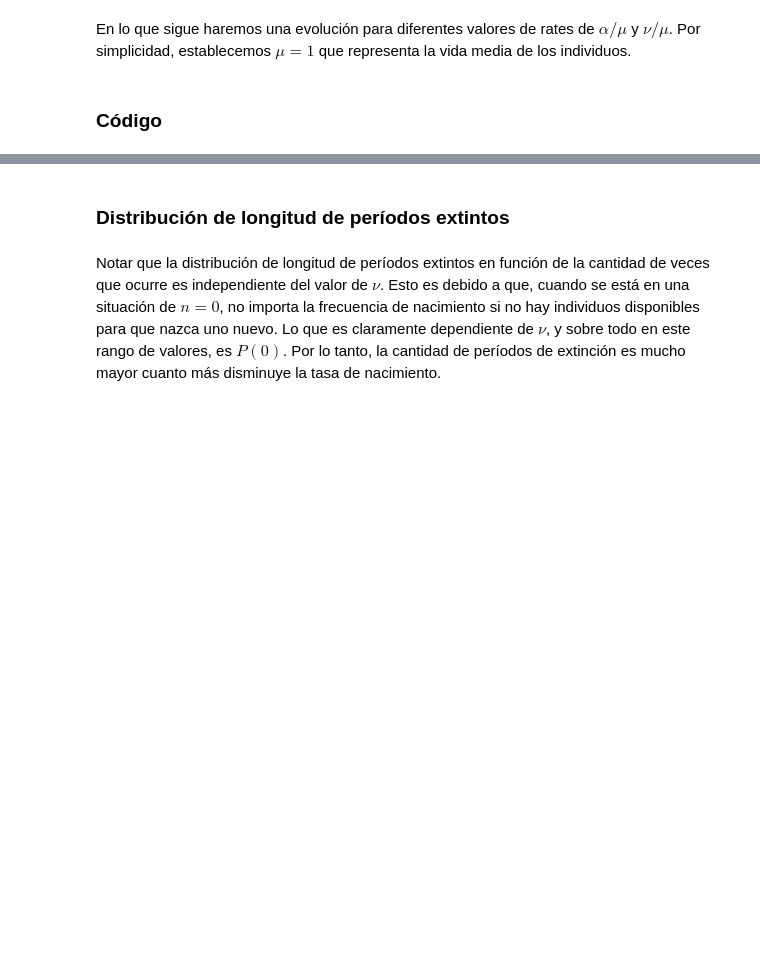
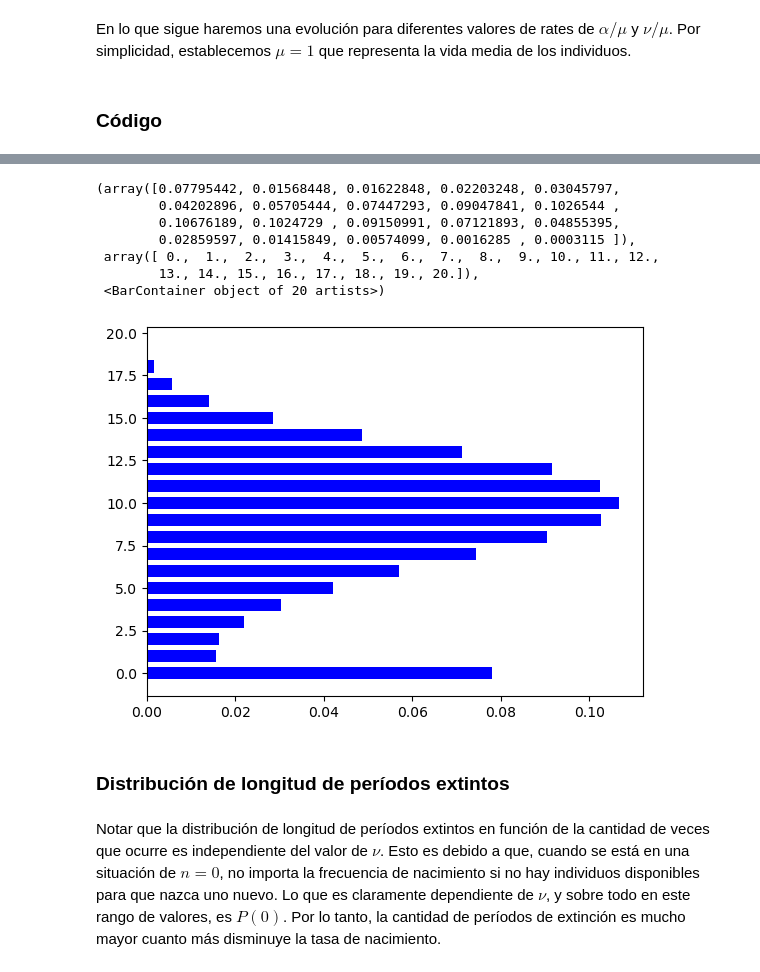
Before and after one commit to lucasmbru/masterIB, a Jupyter notebook: simulaciones/codigos/modelosPropios/2-MasterEquation.ipynb, the cells around one changed output, grey strips where cells are left out. Drawn from its saved outputs; the diff is of its cells as text; code cells hidden in the pictures; blank space fills up the shorter version.

```diff
--- a/simulaciones/codigos/modelosPropios/2-MasterEquation.ipynb
+++ b/simulaciones/codigos/modelosPropios/2-MasterEquation.ipynb
@@ -204,3 +239,14 @@ plt.show()
+# %%
+plt.hist(populations[-1].get_population(), bins=np.linspace(0, populations[-1].N, populations[-1].N+1), orientation='horizontal', align = "left", rwidth = 0.75, color='blue', density = True)
+# %% [output]
+(array([0.07795442, 0.01568448, 0.01622848, 0.02203248, 0.03045797,
+        0.04202896, 0.05705444, 0.07447293, 0.09047841, 0.1026544 ,
+        0.10676189, 0.1024729 , 0.09150991, 0.07121893, 0.04855395,
+        0.02859597, 0.01415849, 0.00574099, 0.0016285 , 0.0003115 ]),
+ array([ 0.,  1.,  2.,  3.,  4.,  5.,  6.,  7.,  8.,  9., 10., 11., 12.,
+        13., 14., 15., 16., 17., 18., 19., 20.]),
+ <BarContainer object of 20 artists>)
+[figure, added]
 # %% [markdown]
 ### Distribución de longitud de períodos extintos
 # %% [markdown]
```
Also changed, not shown: parts of 8 cells of this notebook, 2 other files.
